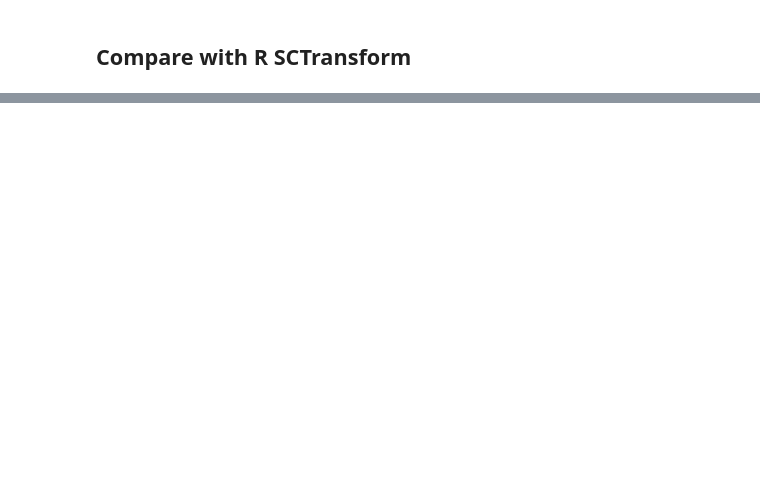
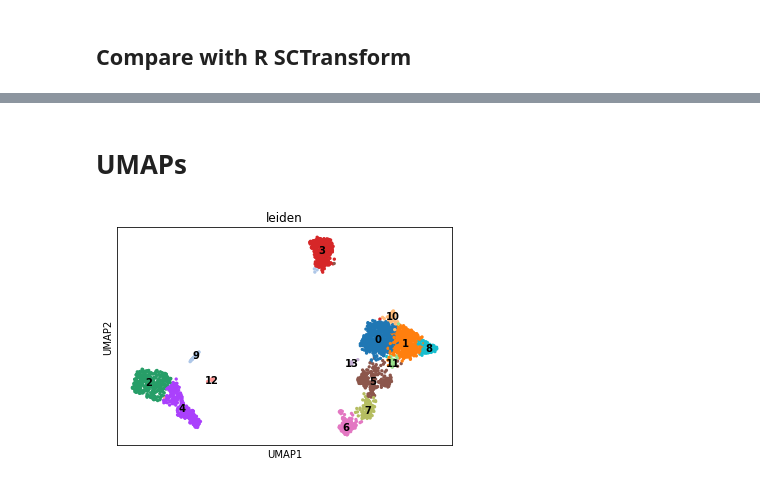
Before and after one commit to saketkc/pySCTransform, a Jupyter notebook: notebooks/demo.ipynb, the cells around one changed output, grey strips where cells are left out. Cells and saved outputs as stored; diff of their text form; code cells hidden in the pictures; blank space fills up the shorter version.

```diff
--- a/notebooks/demo.ipynb
+++ b/notebooks/demo.ipynb
@@ -169,0 +136,46 @@ time: 27.9 s (started: 2021-03-07 02:43:08 -05:00)
+# %% [markdown]
+# UMAPs
+# %%
+%%capture
+
+fig = plt.figure(figsize=(8, 4))
+ax1 = fig.add_subplot(121)
+ax2 = fig.add_subplot(122)
+
+adata = sc.read_h5ad("./pysct_test_data/pbmc3k.h5ad")
+sc.pp.normalize_total(adata, target_sum=1e4)
+sc.pp.log1p(adata)
+sc.pp.highly_variable_genes(adata, min_mean=0.0125, max_mean=3, min_disp=0.5)
+adata.raw = adata
+adata = adata[:, adata.var.highly_variable]
+sc.pp.scale(adata, max_value=10)
+sc.tl.pca(adata, svd_solver="arpack")
+sc.pp.neighbors(adata, n_neighbors=10, n_pcs=40)
+sc.tl.umap(adata)
+sc.tl.leiden(adata)
+_ = sc.pl.umap(adata, color=["leiden"], legend_loc="on data", ax=ax1, show=False)
+# %%
+gene_attr = vst_out_3k["gene_attr"]
+gene_attr = gene_attr.sort_values(by=["residual_variance"], ascending=False)
+highly_variable = gene_attr.index[:3000].tolist()
+clip_range = [-np.sqrt(pbmc3k.shape[0]/30),
+              np.sqrt(pbmc3k.shape[0]/30)]
+
+residuals = vst_out_3k["residuals"].T[highly_variable]
+residuals = np.clip(residuals, clip_range[0], clip_range[1])
+pbmc3k.obsm["pearson_residuals_thetaml"] = residuals
+
+X_pca = sc.pp.pca(pbmc3k.obsm["pearson_residuals_thetaml"])
+pbmc3k.obsm["X_pca_thetaml"] = X_pca
+
+
+
+
+
+sc.pp.neighbors(pbmc3k, use_rep="X_pca_thetaml")
+sc.tl.umap(pbmc3k, min_dist=0.3)
+sc.tl.leiden(pbmc3k)
+sc.pl.umap(pbmc3k, color=["leiden"], legend_loc="on data",show=True)
+_ = sc.pl.umap(pbmc3k, color=["leiden"], legend_loc="on data", ax=ax2, show=False)
+# %% [output]
+[figure, added]
```
Also changed, not shown: parts of 30 cells of this notebook, 3 other files.
